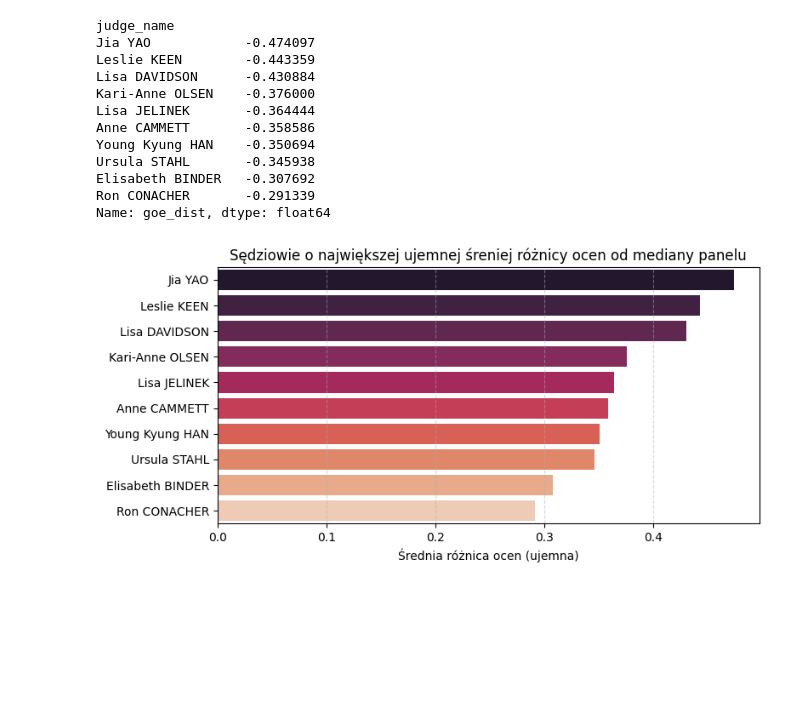
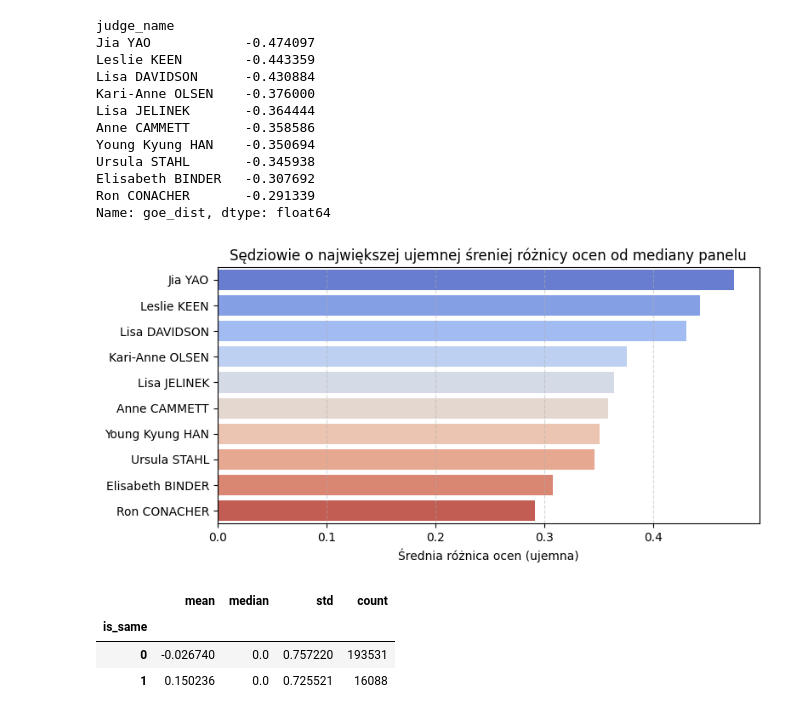
Before and after one commit to ann-e888/Skating_EDA, a Jupyter notebook: notebooks/anomailies.ipynb, the cells around one changed output. Saved outputs shown, nothing was run; the diff lists cells and outputs as text; code cells hidden in the pictures; blank space fills up the shorter version.

```diff
--- a/notebooks/anomailies.ipynb
+++ b/notebooks/anomailies.ipynb
@@ -73,14 +57,22 @@ Ron CONACHER       -0.291339
 Name: goe_dist, dtype: float64
 # %%
 plt.figure(figsize=(8, 4))
-sns.barplot(x=judges_lower.values * -1, y=judges_lower.index, palette='rocket', hue=judges_lower.index)
+sns.barplot(x=judges_lower.values * -1, y=judges_lower.index, palette='coolwarm', hue=judges_lower.index)
 
 plt.title('Sędziowie o największej ujemnej śreniej różnicy ocen od mediany panelu')
 plt.ylabel('')
 plt.xlabel('Średnia różnica ocen (ujemna)')
 
 plt.tight_layout()
 plt.grid(axis='x',  linestyle='--', alpha=0.5)
 plt.show()
 # %% [output]
-[figure, old version]
+[figure, new version]
+# %%
+grouped_same = stats_df.groupby('is_same')['goe_dist'].agg(['mean', 'median', 'std', 'count'])
+grouped_same
+# %% [output]
+|  | mean | median | std | count |
+| is_same |  |  |  |  |
+| 0 | -0.026740 | 0.0 | 0.757220 | 193531 |
+| 1 | 0.150236 | 0.0 | 0.725521 | 16088 |
```
Also changed, not shown: parts of 5 cells of this notebook.
